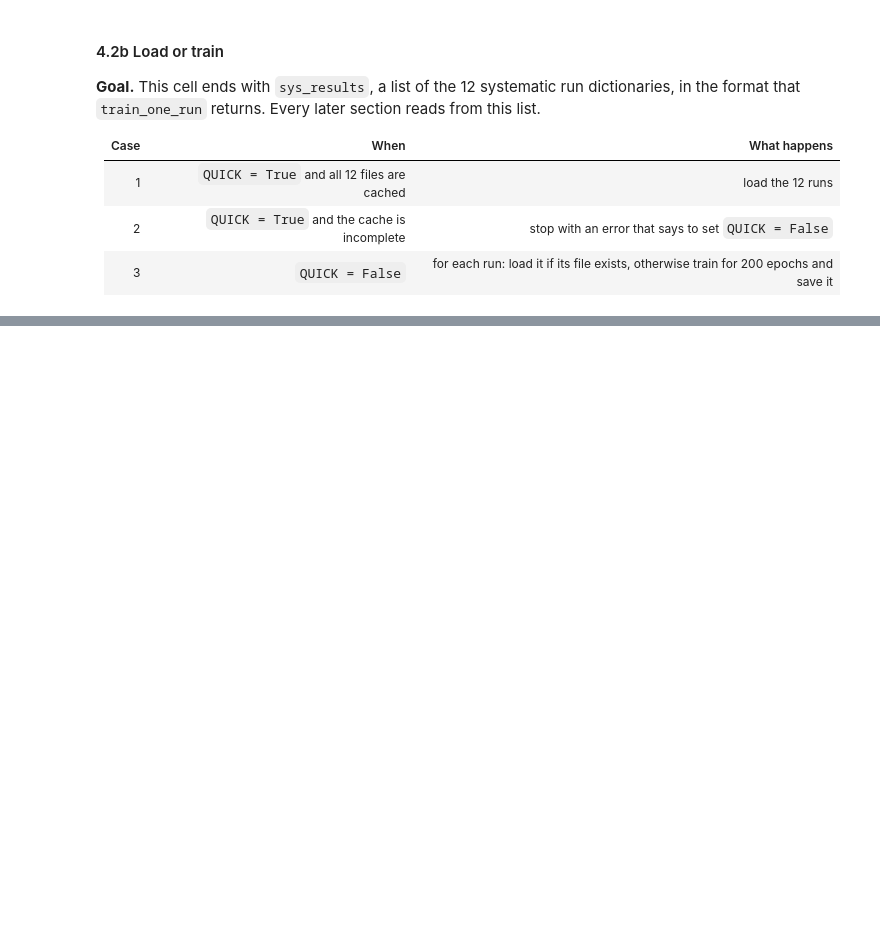
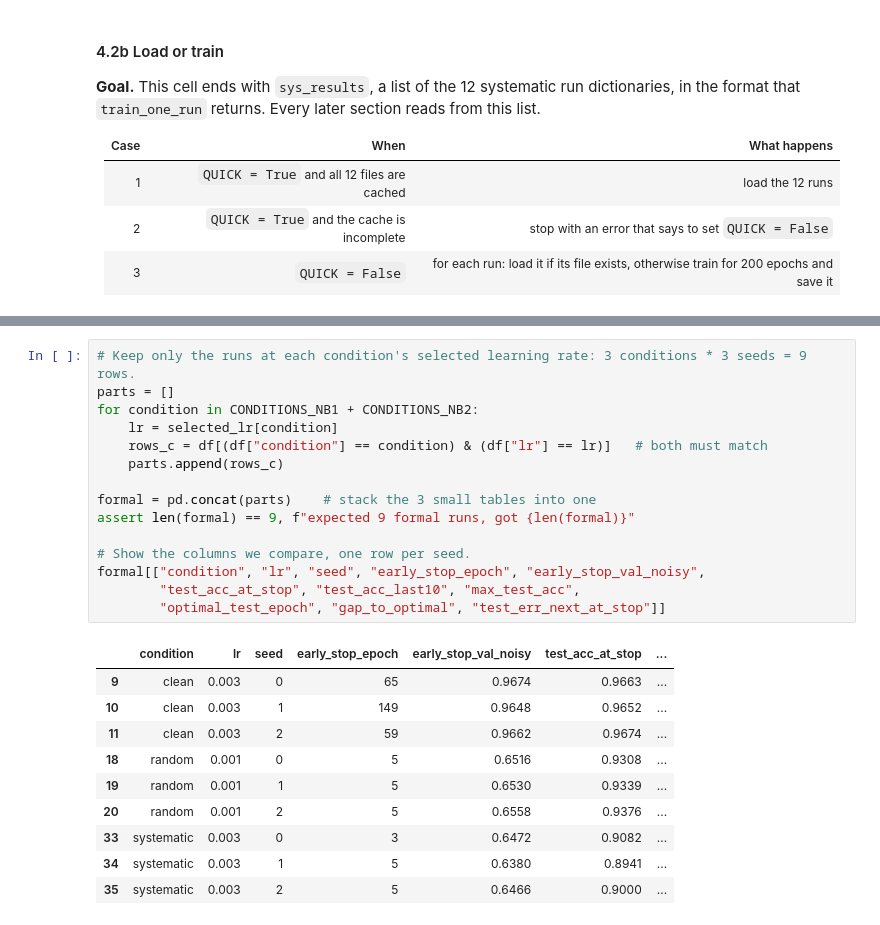
Before and after one commit to ZianWang777/3620project, a Jupyter notebook: NB2.ipynb, the cells around one changed output, grey strips where cells are left out. Drawn from its saved outputs; the diff is of its cells as text; blank space fills up the shorter version.

```diff
--- a/NB2.ipynb
+++ b/NB2.ipynb
@@ -685,0 +847,26 @@ FileNotFoundError: only 0 / 12 systematic runs are cached;set QUICK to false to
+# %%
+# Keep only the runs at each condition's selected learning rate: 3 conditions * 3 seeds = 9 rows.
+parts = []
+for condition in CONDITIONS_NB1 + CONDITIONS_NB2:
+    lr = selected_lr[condition]
+    rows_c = df[(df["condition"] == condition) & (df["lr"] == lr)]   # both must match
+    parts.append(rows_c)
+
+formal = pd.concat(parts)    # stack the 3 small tables into one
+assert len(formal) == 9, f"expected 9 formal runs, got {len(formal)}"
+
+# Show the columns we compare, one row per seed.
+formal[["condition", "lr", "seed", "early_stop_epoch", "early_stop_val_noisy",
+        "test_acc_at_stop", "test_acc_last10", "max_test_acc",
+        "optimal_test_epoch", "gap_to_optimal", "test_err_next_at_stop"]]
+# %% [output]
+|  | condition | lr | seed | early_stop_epoch | early_stop_val_noisy | test_acc_at_stop | ... |
+| 9 | clean | 0.003 | 0 | 65 | 0.9674 | 0.9663 | ... |
+| 10 | clean | 0.003 | 1 | 149 | 0.9648 | 0.9652 | ... |
+| 11 | clean | 0.003 | 2 | 59 | 0.9662 | 0.9674 | ... |
+| 18 | random | 0.001 | 0 | 5 | 0.6516 | 0.9308 | ... |
+| 19 | random | 0.001 | 1 | 5 | 0.6530 | 0.9339 | ... |
+| 20 | random | 0.001 | 2 | 5 | 0.6558 | 0.9376 | ... |
+| 33 | systematic | 0.003 | 0 | 3 | 0.6472 | 0.9082 | ... |
+| 34 | systematic | 0.003 | 1 | 5 | 0.6380 | 0.8941 | ... |
+| 35 | systematic | 0.003 | 2 | 5 | 0.6466 | 0.9000 | ... |
```
Also changed, not shown: parts of 28 cells of this notebook.
